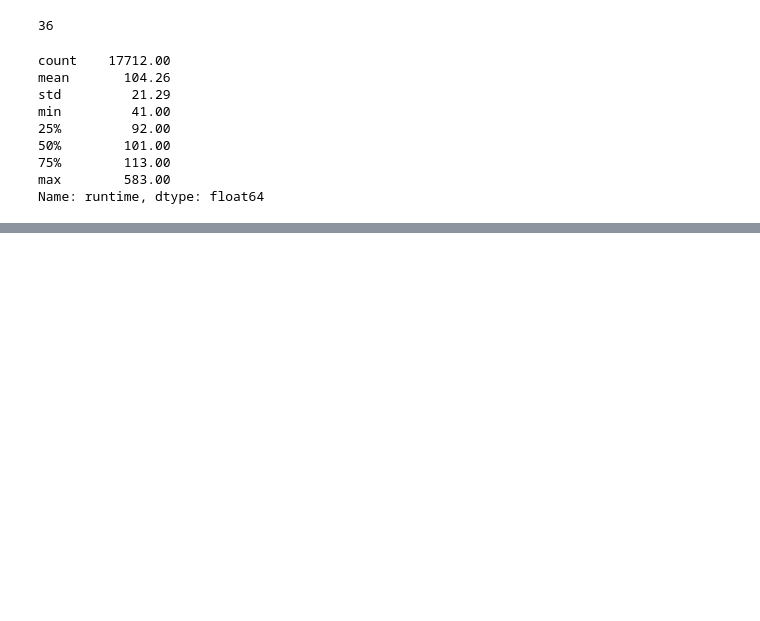
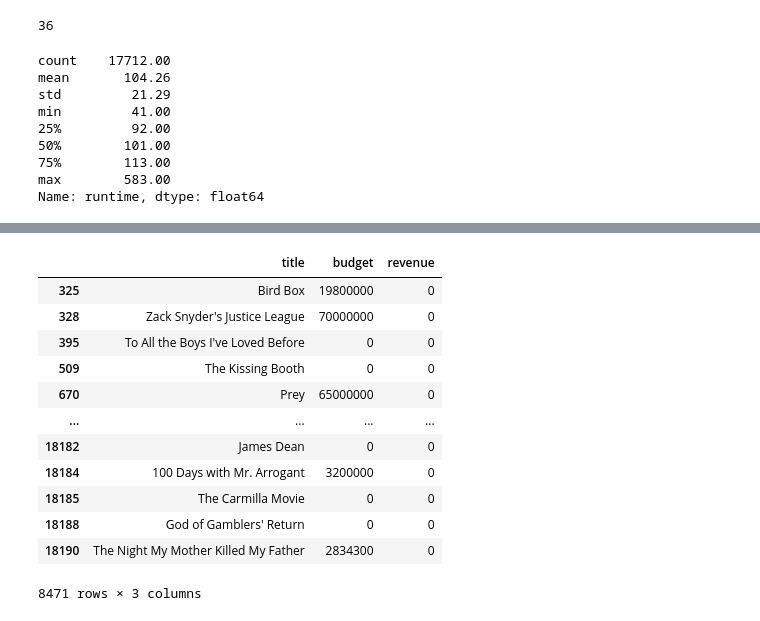
Before and after one commit to AdamTR93/MASTER_thePower_Data_Analytics, a Jupyter notebook: 5.PROYECTO_FINAL/proyecto_EDA_cine/notebooks/analisis_preliminar.ipynb, the cells around one changed output, grey strips where cells are left out. Drawn from its saved outputs; the diff is of its cells as text; code cells hidden in the pictures; blank space fills up the shorter version.

```diff
--- a/5.PROYECTO_FINAL/proyecto_EDA_cine/notebooks/analisis_preliminar.ipynb
+++ b/5.PROYECTO_FINAL/proyecto_EDA_cine/notebooks/analisis_preliminar.ipynb
@@ -459,0 +533,16 @@ En el extremo superior, la mayoría de las películas más largas son largometra
+# %%
+df_clean.loc[(df_clean['revenue'] <= 0),['title','budget','revenue']].sort_values(by = 'revenue', ascending=False)
+# %% [output]
+|  | title | budget | revenue |
+| 325 | Bird Box | 19800000 | 0 |
+| 328 | Zack Snyder's Justice League | 70000000 | 0 |
+| 395 | To All the Boys I've Loved Before | 0 | 0 |
+| 509 | The Kissing Booth | 0 | 0 |
+| 670 | Prey | 65000000 | 0 |
+| ... | ... | ... | ... |
+| 18182 | James Dean | 0 | 0 |
+| 18184 | 100 Days with Mr. Arrogant | 3200000 | 0 |
+| 18185 | The Carmilla Movie | 0 | 0 |
+| 18188 | God of Gamblers' Return | 0 | 0 |
+| 18190 | The Night My Mother Killed My Father | 2834300 | 0 |
+8471 rows × 3 columns
```
Also changed, not shown: parts of 31 cells of this notebook.
